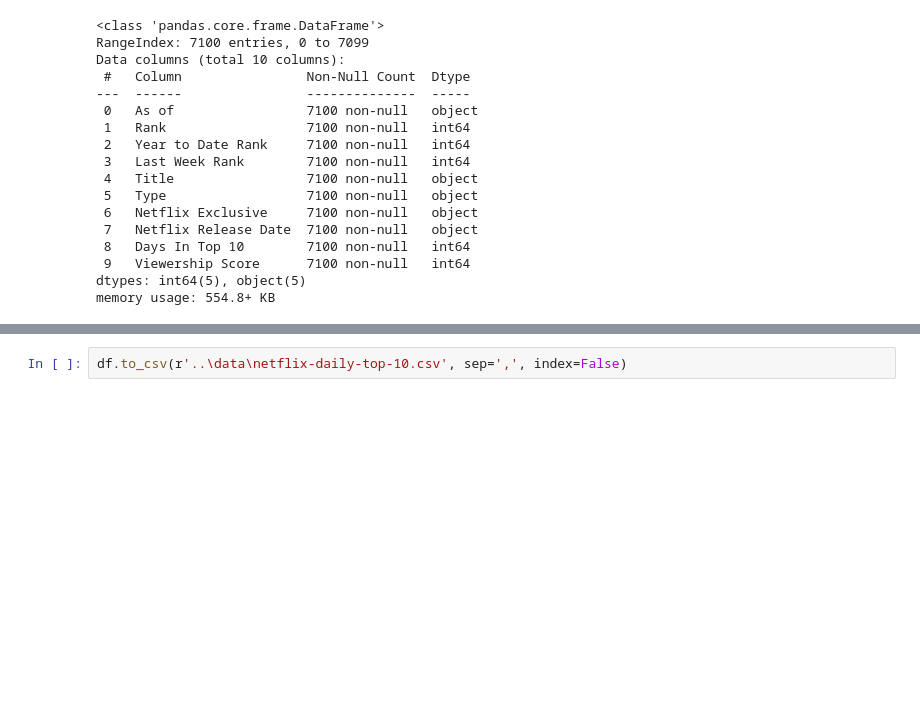
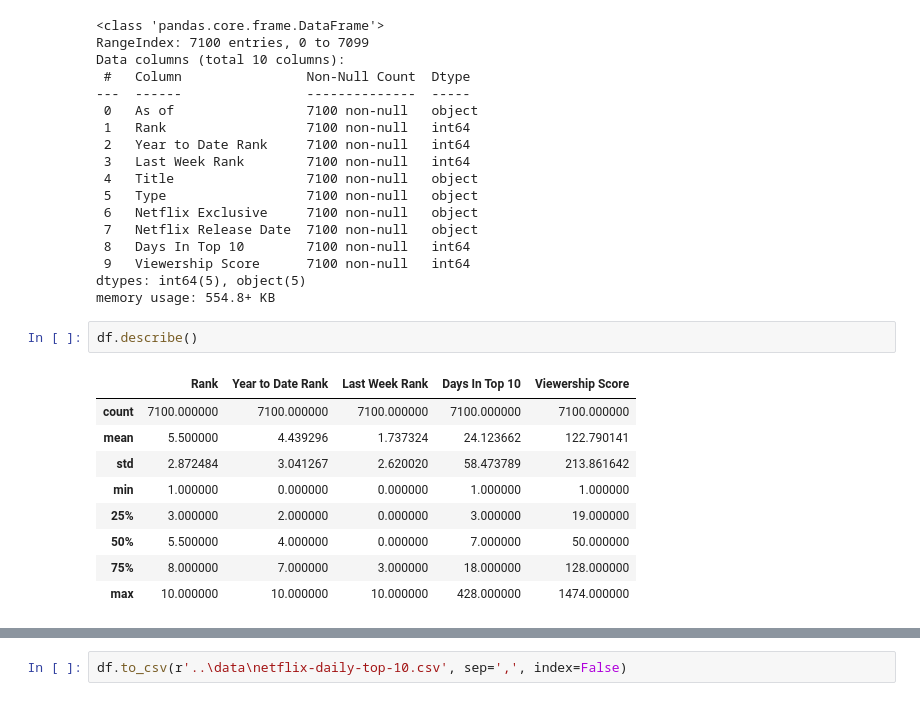
Before and after one commit to parabola01/Data-Visualization, a Jupyter notebook: notebooks/netflix-top10.ipynb, the cells around one changed output, grey strips where cells are left out. Saved outputs shown, nothing was run; the diff lists cells and outputs as text; blank space fills up the shorter version.

```diff
--- a/notebooks/netflix-top10.ipynb
+++ b/notebooks/netflix-top10.ipynb
@@ -127,3 +129,15 @@ Data columns (total 10 columns):
  9   Viewership Score      7100 non-null   int64
 dtypes: int64(5), object(5)
 memory usage: 554.8+ KB
+# %%
+df.describe()
+# %% [output]
+|  | Rank | Year to Date Rank | Last Week Rank | Days In Top 10 | Viewership Score |
+| count | 7100.000000 | 7100.000000 | 7100.000000 | 7100.000000 | 7100.000000 |
+| mean | 5.500000 | 4.439296 | 1.737324 | 24.123662 | 122.790141 |
+| std | 2.872484 | 3.041267 | 2.620020 | 58.473789 | 213.861642 |
+| min | 1.000000 | 0.000000 | 0.000000 | 1.000000 | 1.000000 |
+| 25% | 3.000000 | 2.000000 | 0.000000 | 3.000000 | 19.000000 |
+| 50% | 5.500000 | 4.000000 | 0.000000 | 7.000000 | 50.000000 |
+| 75% | 8.000000 | 7.000000 | 3.000000 | 18.000000 | 128.000000 |
+| max | 10.000000 | 10.000000 | 10.000000 | 428.000000 | 1474.000000 |
```
Also changed, not shown: parts of 18 cells of this notebook, 3 other files.
